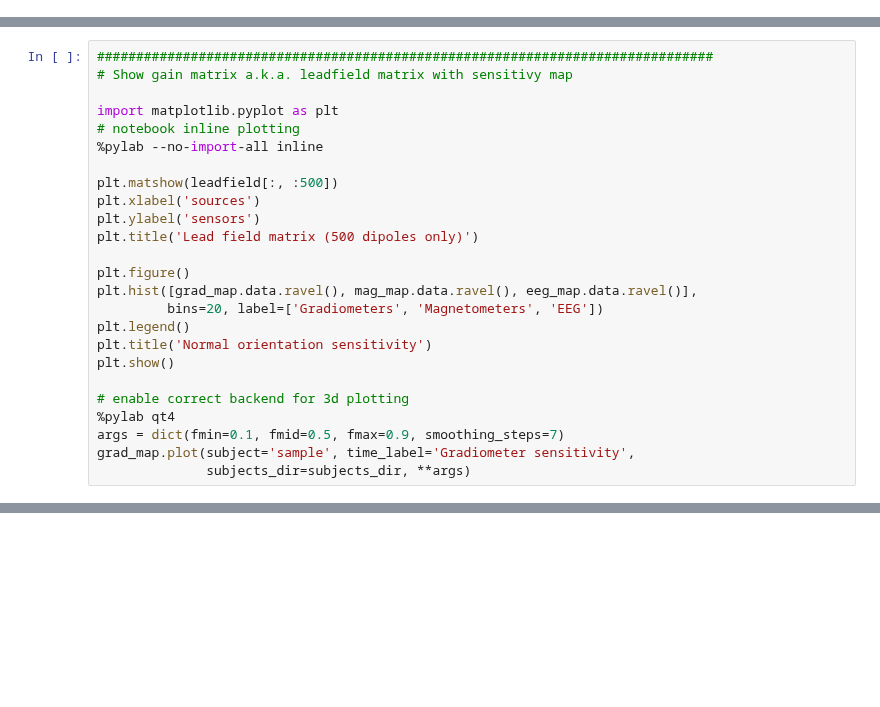
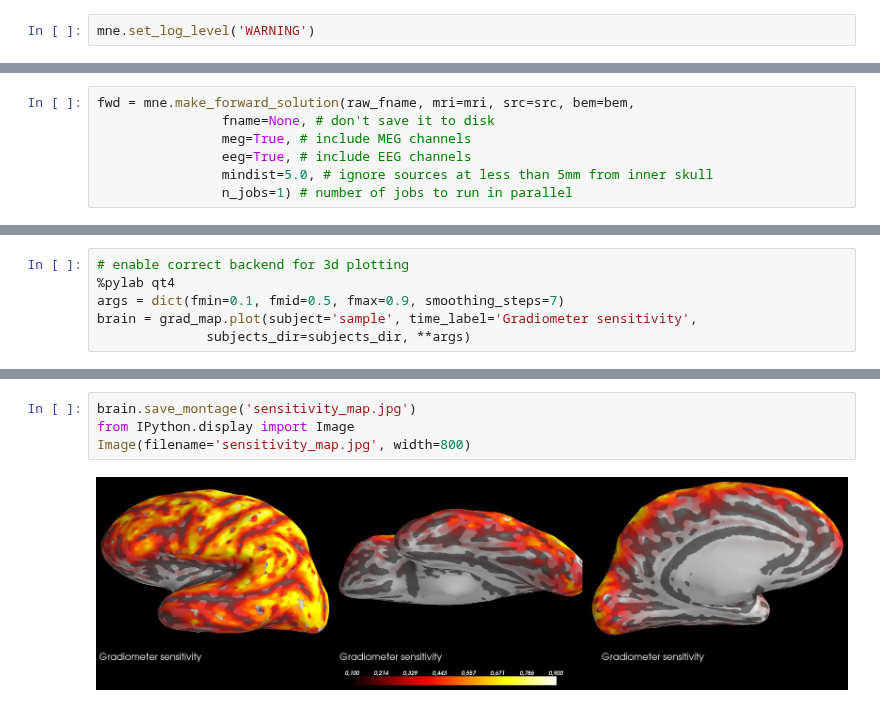
Before and after one commit to mne-tools/mne-python-notebooks, a Jupyter notebook: 4-MNE-Forward.ipynb, the cells around one changed output, grey strips where cells are left out. Cells and saved outputs as stored; diff of their text form; blank space fills up the shorter version.

Commit message:
first pass on notebooks

```diff
--- a/4-MNE-Forward.ipynb
+++ b/4-MNE-Forward.ipynb
@@ -16,0 +39,2 @@ subjects_dir = data_path + '/subjects'
+# %%
+mne.set_log_level('WARNING')
@@ -16,0 +43,7 @@ subjects_dir = data_path + '/subjects'
+# %%
+fwd = mne.make_forward_solution(raw_fname, mri=mri, src=src, bem=bem,
+                fname=None, # don't save it to disk
+                meg=True, # include MEG channels
+                eeg=True, # include EEG channels
+                mindist=5.0, # ignore sources at less than 5mm from inner skull
+                n_jobs=1) # number of jobs to run in parallel
@@ -83,26 +93,7 @@ Adding average EEG reference projection.
 # %%
-###############################################################################
-# Show gain matrix a.k.a. leadfield matrix with sensitivy map
-
-import matplotlib.pyplot as plt
-# notebook inline plotting
-%pylab --no-import-all inline
-
-plt.matshow(leadfield[:, :500])
-plt.xlabel('sources')
-plt.ylabel('sensors')
-plt.title('Lead field matrix (500 dipoles only)')
-
-plt.figure()
-plt.hist([grad_map.data.ravel(), mag_map.data.ravel(), eeg_map.data.ravel()],
-         bins=20, label=['Gradiometers', 'Magnetometers', 'EEG'])
-plt.legend()
-plt.title('Normal orientation sensitivity')
-plt.show()
-
 # enable correct backend for 3d plotting
 %pylab qt4
 args = dict(fmin=0.1, fmid=0.5, fmax=0.9, smoothing_steps=7)
-grad_map.plot(subject='sample', time_label='Gradiometer sensitivity',
+brain = grad_map.plot(subject='sample', time_label='Gradiometer sensitivity',
               subjects_dir=subjects_dir, **args)
 # %% [output]
@@ -124,0 +112,6 @@ Populating the interactive namespace from numpy and matplotlib
+# %%
+brain.save_montage('sensitivity_map.jpg')
+from IPython.display import Image
+Image(filename='sensitivity_map.jpg', width=800)
+# %% [output]
+[figure, added]
```
Also changed, not shown: parts of 20 cells of this notebook, 3 other files.
